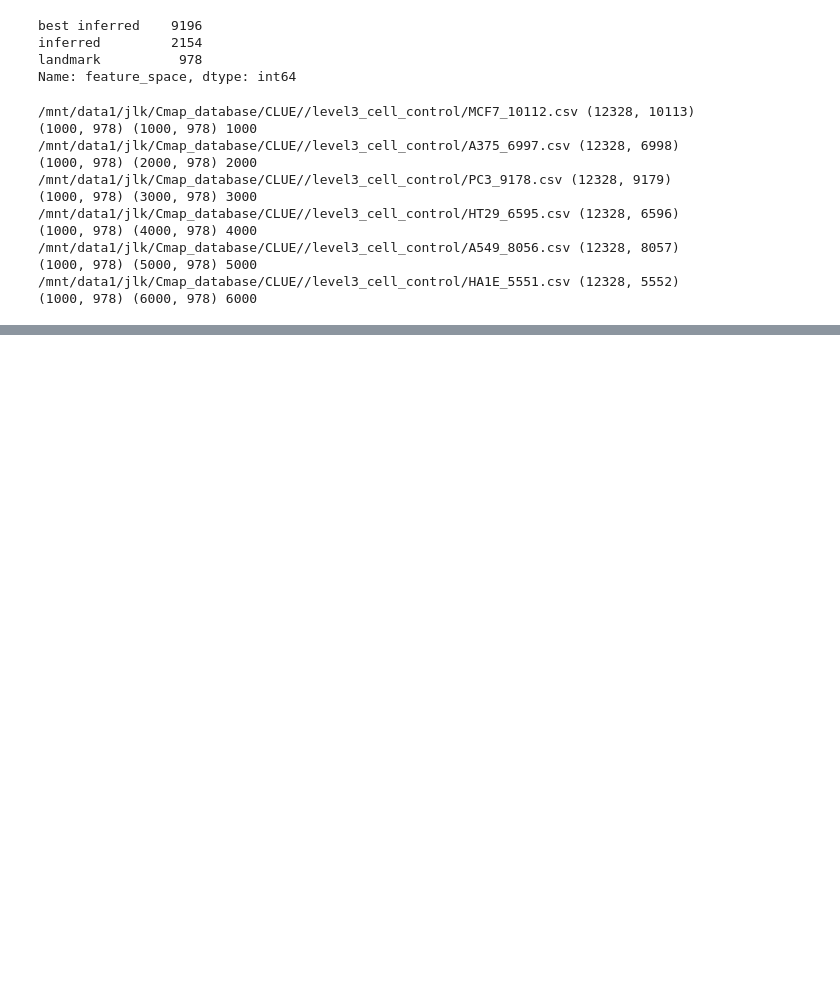
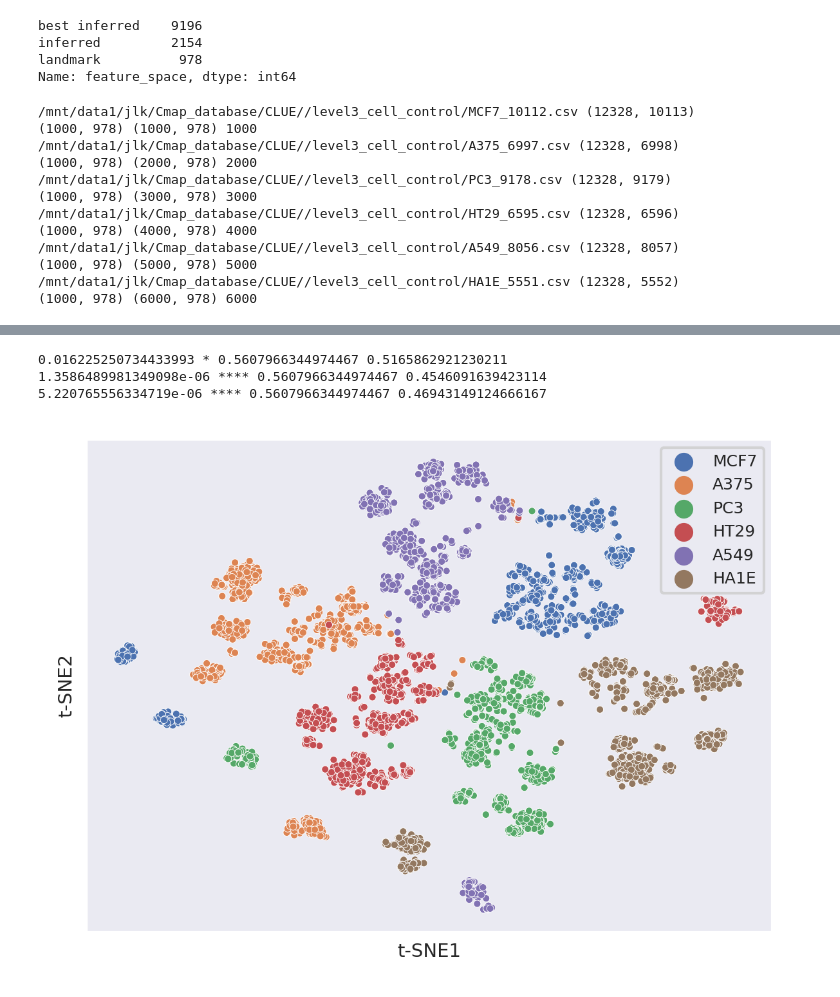
Before and after one commit to jianglikun/MOASL, a Jupyter notebook: analysis/cell_display.ipynb, the cells around one changed output, grey strips where cells are left out. Drawn from its saved outputs; the diff is of its cells as text; code cells hidden in the pictures; blank space fills up the shorter version.

```diff
--- a/analysis/cell_display.ipynb
+++ b/analysis/cell_display.ipynb
@@ -169,0 +192,59 @@ print(plot_df)
+# %%
+from scipy import stats
+# moasl = plot_df[plot_df['method']=='MOASL']['accuracy']
+# ml = plot_df[plot_df['kind']=='Machine learning']['accuracy']
+# bio = plot_df[plot_df['kind']=='Biology']['accuracy']
+# dis = plot_df[plot_df['kind']=='Distance']['accuracy']
+
+
+moasl = plot_df[plot_df['method']=='MOASL']['accuracy']
+ml = plot_df[plot_df['kind']=='Machine learning based']['accuracy']
+bio = plot_df[plot_df['kind']=='Statistics-based']['accuracy']
+dis = plot_df[plot_df['kind']=='Distance-based']['accuracy']
+
+
+def t_test(x1,x2):
+    t,p = stats.ttest_ind(x1,x2)
+    if p < 0.05 and p >0.01:
+        label = '*'
+    elif p < 0.01 and p > 0.001:
+        label = '**'
+    elif p < 0.001 and p > 0.0001:
+        label = '***'
+    elif p < 0.0001:
+        label = '****'
+    else:
+        label = 'ns'
+    print(p,label,np.mean(x1),np.mean(x2))
+    return label,p
+
+one,one_p = t_test(moasl,ml)
+two,two_p = t_test(moasl,bio)
+three,three_p = t_test(moasl,dis)
+# %% [output]
+0.016225250734433993 * 0.5607966344974467 0.5165862921230211
+1.3586489981349098e-06 **** 0.5607966344974467 0.4546091639423114
+5.220765556334719e-06 **** 0.5607966344974467 0.46943149124666167
+# %%
+my_dpi=300
+plt.figure(figsize=(4,3),dpi=my_dpi)
+
+##################
+# cell demention
+ax1 = plt.subplot(1,1,1)
+sns.scatterplot(data=cell_demention_data,x='x1',y='x2',hue='cell',
+                palette=sns.color_palette("deep", 10),ax=ax1,s=7)
+# plt.legend(bbox_to_anchor=(1.3, 0.5), loc='center left',fontsize=6)
+plt.legend(fontsize=6)
+# plt.title('A',loc='left')
+
+plt.xticks([],[])
+plt.yticks([],[])
+plt.xlabel('t-SNE1',fontsize=7)
+plt.ylabel('t-SNE2',fontsize=7)
+
+plt.tight_layout()
+# plt.show()
+plt.savefig('Figure3_9.jpg')
+# %% [output]
+[figure, added]
```
Also changed, not shown: parts of 4 cells of this notebook.
